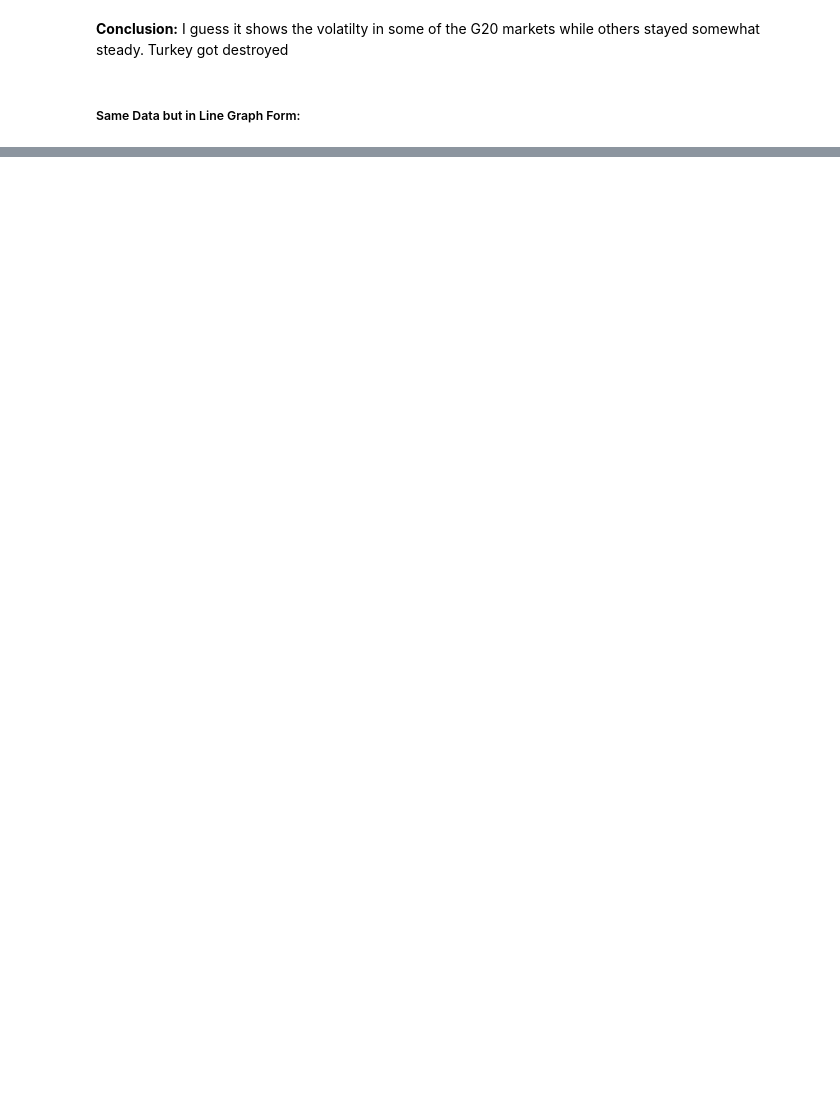
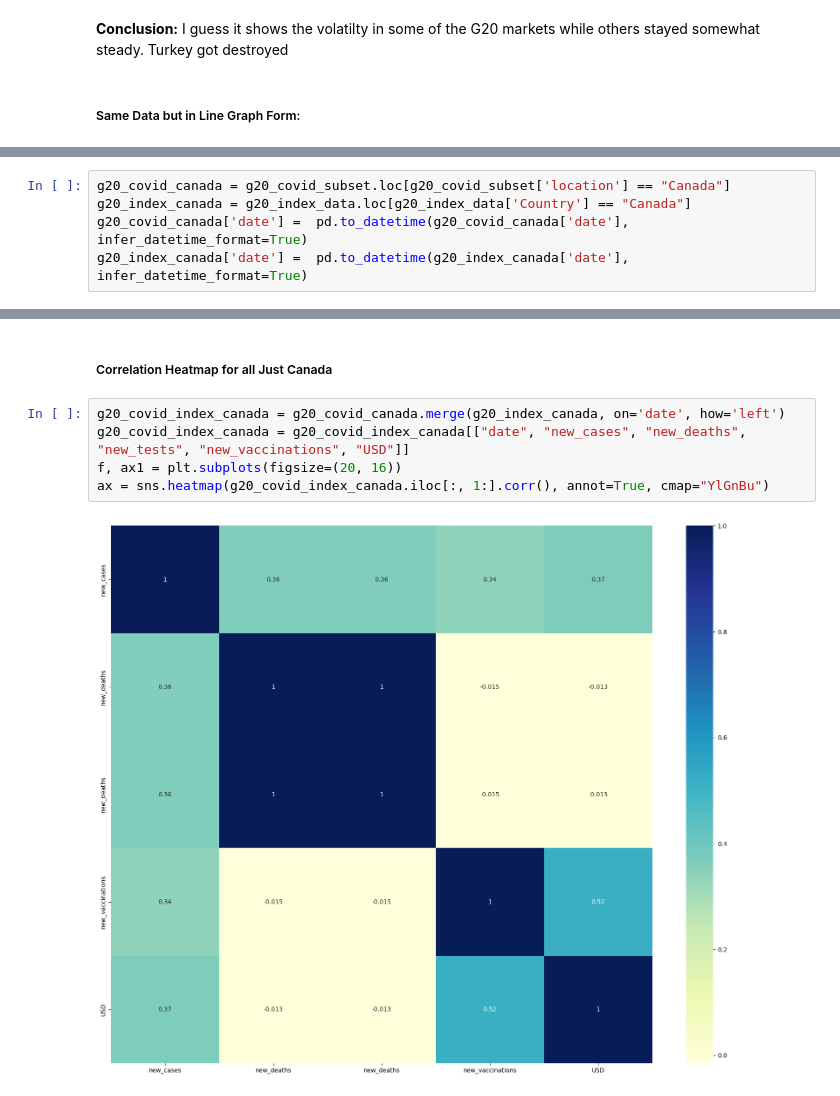
Before and after one commit to rodrigorosalesa/604, a Jupyter notebook: Kane.ipynb, the cells around one changed output, grey strips where cells are left out. Cells and saved outputs as stored; diff of their text form; blank space fills up the shorter version.

```diff
--- a/Kane.ipynb
+++ b/Kane.ipynb
@@ -85,0 +124,5 @@ sns.lineplot(x = index_2020_week["week"], y= index_2020_week["USD"], hue = index
+# %%
+g20_covid_canada = g20_covid_subset.loc[g20_covid_subset['location'] == "Canada"]
+g20_index_canada = g20_index_data.loc[g20_index_data['Country'] == "Canada"]
+g20_covid_canada['date'] =  pd.to_datetime(g20_covid_canada['date'], infer_datetime_format=True)
+g20_index_canada['date'] =  pd.to_datetime(g20_index_canada['date'], infer_datetime_format=True)
@@ -85,0 +143,9 @@ sns.lineplot(x = index_2020_week["week"], y= index_2020_week["USD"], hue = index
+# %% [markdown]
+##### Correlation Heatmap for all Just Canada
+# %%
+g20_covid_index_canada = g20_covid_canada.merge(g20_index_canada, on='date', how='left')
+g20_covid_index_canada = g20_covid_index_canada[["date", "new_cases", "new_deaths", "new_tests", "new_vaccinations", "USD"]]
+f, ax1 = plt.subplots(figsize=(20, 16))
+ax = sns.heatmap(g20_covid_index_canada.iloc[:, 1:].corr(), annot=True, cmap="YlGnBu")
+# %% [output]
+[figure, added]
```
Also changed, not shown: parts of 8 cells of this notebook.
